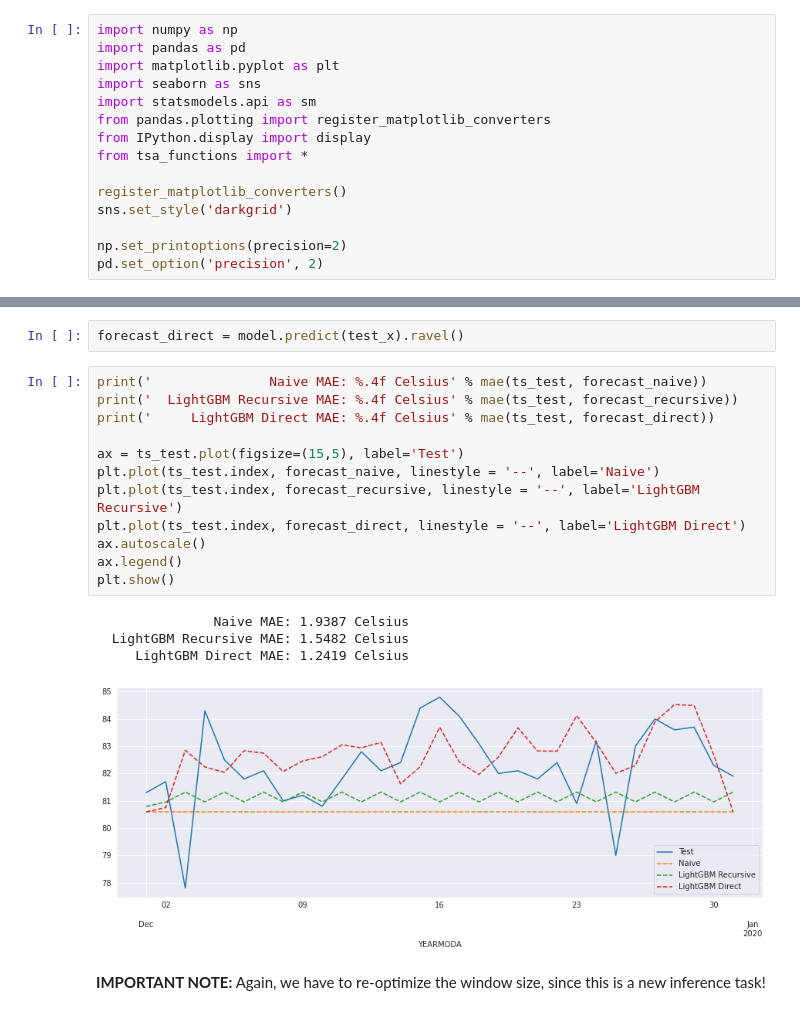
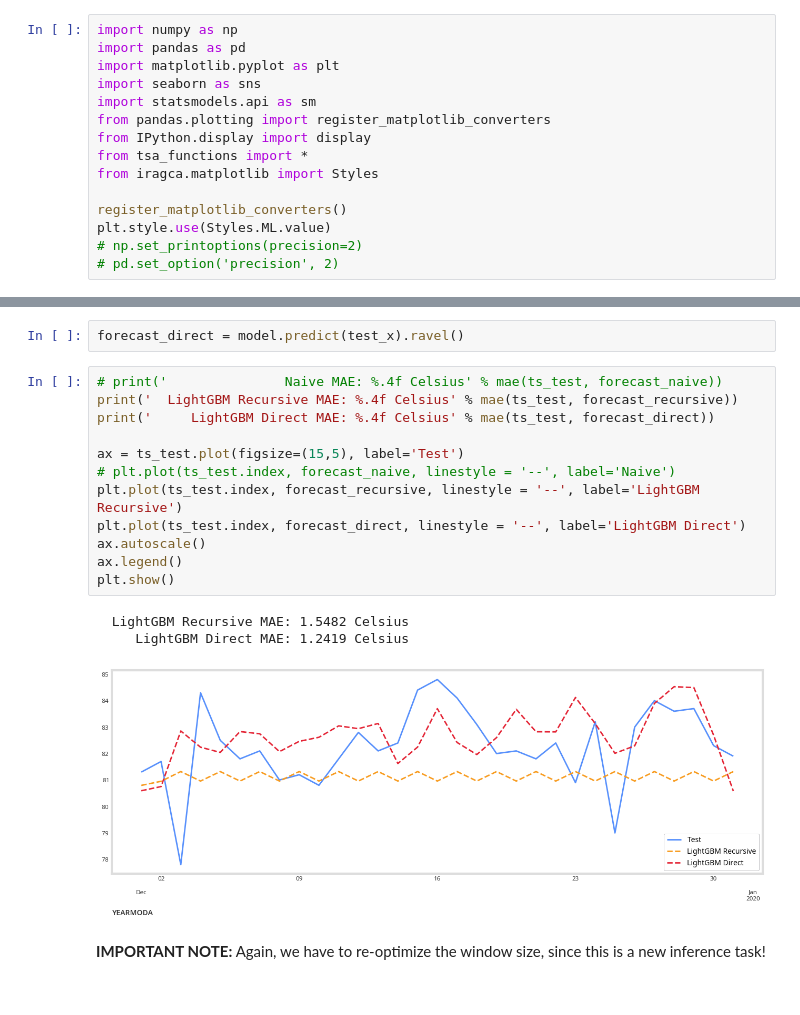
Before and after one commit to iragca/DS412-Time-Series-Analysis-and-Stochastic-Processes, a Jupyter notebook: notebooks/Machine Learning for Time Series Forecasting.ipynb, the cells around one changed output, grey strips where cells are left out. Drawn from its saved outputs; the diff is of its cells as text.

```diff
--- a/notebooks/Machine Learning for Time Series Forecasting.ipynb
+++ b/notebooks/Machine Learning for Time Series Forecasting.ipynb
@@ -18,9 +18,9 @@ import statsmodels.api as sm
 from pandas.plotting import register_matplotlib_converters
 from IPython.display import display
 from tsa_functions import *
+from iragca.matplotlib import Styles
 
 register_matplotlib_converters()
-sns.set_style('darkgrid')
-
-np.set_printoptions(precision=2)
-pd.set_option('precision', 2)
+plt.style.use(Styles.ML.value)
+# np.set_printoptions(precision=2)
+# pd.set_option('precision', 2)
@@ -463,22 +534,21 @@ MultiOutputRegressor(estimator=LGBMRegressor(), n_jobs=-1)
 # %%
 forecast_direct = model.predict(test_x).ravel()
 # %%
-print('               Naive MAE: %.4f Celsius' % mae(ts_test, forecast_naive))
+# print('               Naive MAE: %.4f Celsius' % mae(ts_test, forecast_naive))
 print('  LightGBM Recursive MAE: %.4f Celsius' % mae(ts_test, forecast_recursive))
 print('     LightGBM Direct MAE: %.4f Celsius' % mae(ts_test, forecast_direct))
 
 ax = ts_test.plot(figsize=(15,5), label='Test')
-plt.plot(ts_test.index, forecast_naive, linestyle = '--', label='Naive')
+# plt.plot(ts_test.index, forecast_naive, linestyle = '--', label='Naive')
 plt.plot(ts_test.index, forecast_recursive, linestyle = '--', label='LightGBM Recursive')
 plt.plot(ts_test.index, forecast_direct, linestyle = '--', label='LightGBM Direct')
 ax.autoscale()
 ax.legend()
 plt.show()
 # %% [output]
-               Naive MAE: 1.9387 Celsius
   LightGBM Recursive MAE: 1.5482 Celsius
      LightGBM Direct MAE: 1.2419 Celsius
-[figure, old version]
+[figure, new version]
 # %% [markdown]
 <b>IMPORTANT NOTE:</b> Again, we have to re-optimize the window size, since this is a new inference task!
 # %% [markdown]
```
Also changed, not shown: parts of 12 cells of this notebook.
